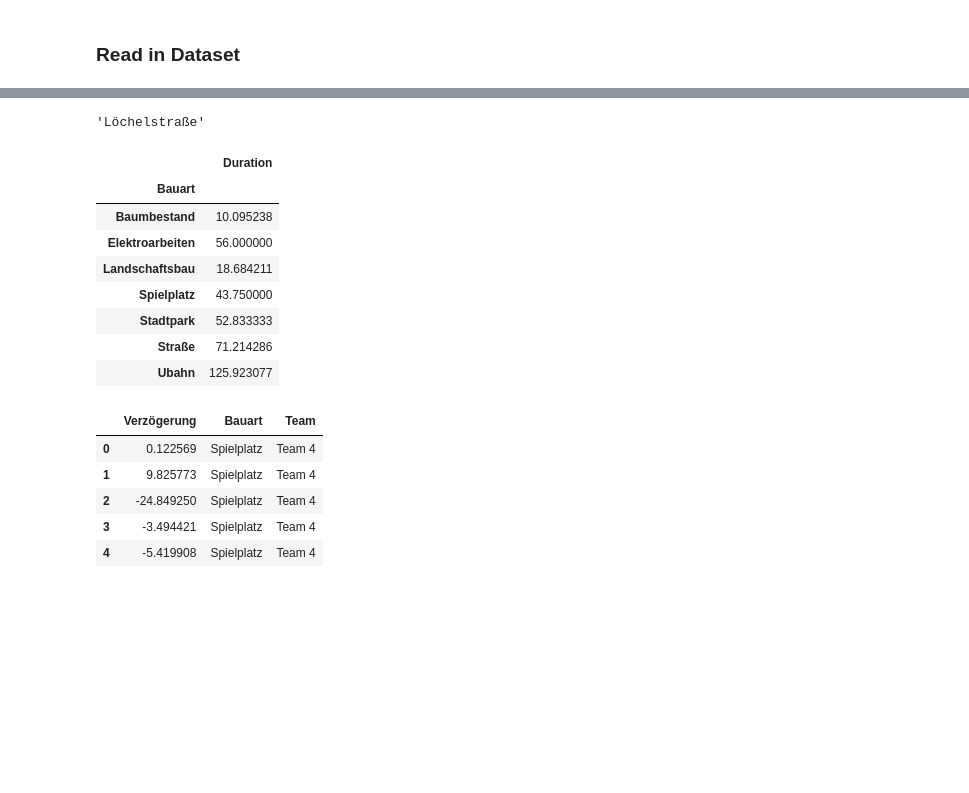
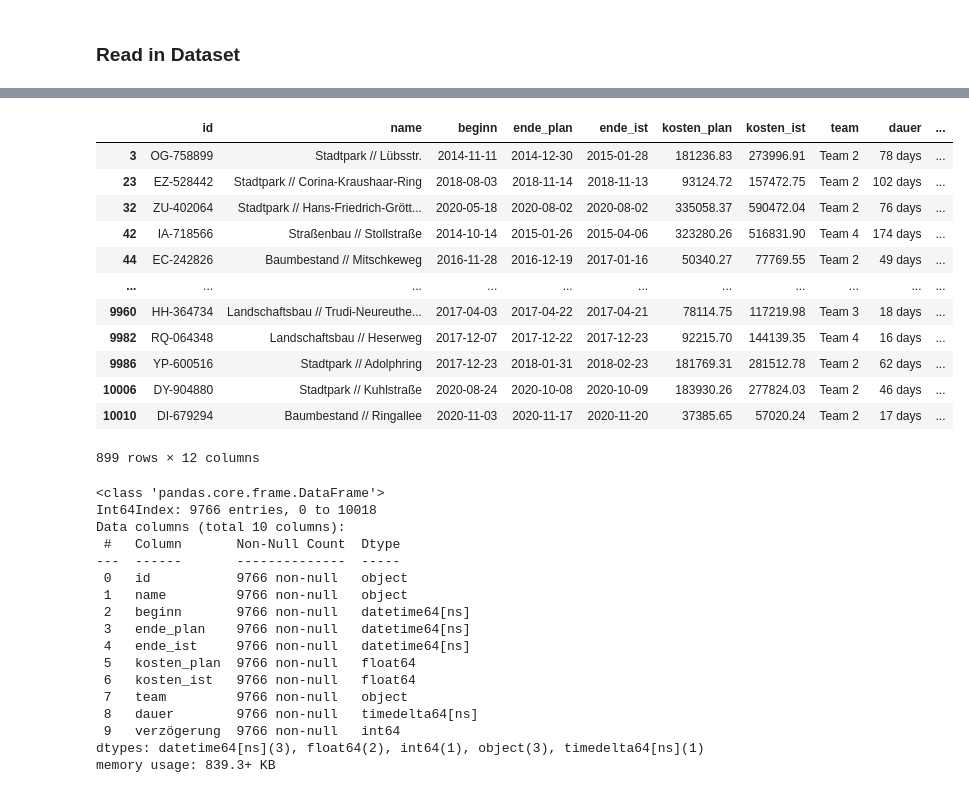
Before and after one commit to fredzett/BA-C, a Jupyter notebook: Chapters/sandbox.ipynb, the cells around one changed output, grey strips where cells are left out. Drawn from its saved outputs; the diff is of its cells as text; code cells hidden in the pictures; blank space fills up the shorter version.

```diff
--- a/Chapters/sandbox.ipynb
+++ b/Chapters/sandbox.ipynb
@@ -493,38 +438,16 @@ def generate_project_name():
-# %%
-generate_project_name()
-# %% [output]
-'Löchelstraße'
-# %%
-df = (df
-        .assign(Duration=lambda x: x["Plan_Bau_fertig"] - x["Projekt_Beginn"],)
-        # timedelta to int
-        .assign(Duration=lambda x: x["Duration"].apply(lambda x: x.days))
-)
-
-
-df.groupby("Bauart").agg({"Duration": "mean"})
-# %% [output]
-|  | Duration |
-| Bauart |  |
-| Baumbestand | 10.095238 |
-| Elektroarbeiten | 56.000000 |
-| Landschaftsbau | 18.684211 |
-| Spielplatz | 43.750000 |
-| Stadtpark | 52.833333 |
-| Straße | 71.214286 |
-| Ubahn | 125.923077 |
-# %%
-
-
-
-n = 1000
-for bauart in bauarten:
-    for team in teams:
-        # Generate random numbers from normal distribution
-        mu = mean_verzögerung_by_team[bauart][int(team[-1]) - 1]
-        sigma = 10
-        x = stats.poisson(mu=mu, loc=0).rvs(1)
-        # Create dataframe
-        df = pd.DataFrame({"Verzögerung": x, "Bauart": bauart, "Team": team})
-        # Save to csv
-        #df.to_csv(f"../_data/verzögerung_{bauart}_{team}.csv", index=False)
+# %%
+df.query("kosten_diff_rel > 0.5")
+# %% [output]
+|  | id | name | beginn | ende_plan | ende_ist | kosten_plan | kosten_ist | team | dauer | ... |
+| 3 | OG-758899 | Stadtpark // Lübsstr. | 2014-11-11 | 2014-12-30 | 2015-01-28 | 181236.83 | 273996.91 | Team 2 | 78 days | ... |
+| 23 | EZ-528442 | Stadtpark // Corina-Kraushaar-Ring | 2018-08-03 | 2018-11-14 | 2018-11-13 | 93124.72 | 157472.75 | Team 2 | 102 days | ... |
+| 32 | ZU-402064 | Stadtpark // Hans-Friedrich-Grött... | 2020-05-18 | 2020-08-02 | 2020-08-02 | 335058.37 | 590472.04 | Team 2 | 76 days | ... |
+| 42 | IA-718566 | Straßenbau // Stollstraße | 2014-10-14 | 2015-01-26 | 2015-04-06 | 323280.26 | 516831.90 | Team 4 | 174 days | ... |
+| 44 | EC-242826 | Baumbestand // Mitschkeweg | 2016-11-28 | 2016-12-19 | 2017-01-16 | 50340.27 | 77769.55 | Team 2 | 49 days | ... |
+| ... | ... | ... | ... | ... | ... | ... | ... | ... | ... | ... |
+| 9960 | HH-364734 | Landschaftsbau // Trudi-Neureuthe... | 2017-04-03 | 2017-04-22 | 2017-04-21 | 78114.75 | 117219.98 | Team 3 | 18 days | ... |
+| 9982 | RQ-064348 | Landschaftsbau // Heserweg | 2017-12-07 | 2017-12-22 | 2017-12-23 | 92215.70 | 144139.35 | Team 4 | 16 days | ... |
+| 9986 | YP-600516 | Stadtpark // Adolphring | 2017-12-23 | 2018-01-31 | 2018-02-23 | 181769.31 | 281512.78 | Team 2 | 62 days | ... |
+| 10006 | DY-904880 | Stadtpark // Kuhlstraße | 2020-08-24 | 2020-10-08 | 2020-10-09 | 183930.26 | 277824.03 | Team 2 | 46 days | ... |
+| 10010 | DI-679294 | Baumbestand // Ringallee | 2020-11-03 | 2020-11-17 | 2020-11-20 | 37385.65 | 57020.24 | Team 2 | 17 days | ... |
+899 rows × 12 columns
@@ -531,9 +456,20 @@ for bauart in bauarten:
 # %%
-df.head()
+df.info()
 # %% [output]
-|  | Verzögerung | Bauart | Team |
-| 0 | 0.122569 | Spielplatz | Team 4 |
-| 1 | 9.825773 | Spielplatz | Team 4 |
-| 2 | -24.849250 | Spielplatz | Team 4 |
-| 3 | -3.494421 | Spielplatz | Team 4 |
-| 4 | -5.419908 | Spielplatz | Team 4 |
+<class 'pandas.core.frame.DataFrame'>
+Int64Index: 9766 entries, 0 to 10018
+Data columns (total 10 columns):
+ #   Column       Non-Null Count  Dtype
+---  ------       --------------  -----
+ 0   id           9766 non-null   object
+ 1   name         9766 non-null   object
+ 2   beginn       9766 non-null   datetime64[ns]
+ 3   ende_plan    9766 non-null   datetime64[ns]
+ 4   ende_ist     9766 non-null   datetime64[ns]
+ 5   kosten_plan  9766 non-null   float64
+ 6   kosten_ist   9766 non-null   float64
+ 7   team         9766 non-null   object
+ 8   dauer        9766 non-null   timedelta64[ns]
+ 9   verzögerung  9766 non-null   int64
+dtypes: datetime64[ns](3), float64(2), int64(1), object(3), timedelta64[ns](1)
+memory usage: 839.3+ KB
```
Also changed, not shown: parts of 22 cells of this notebook, 15 other files.
